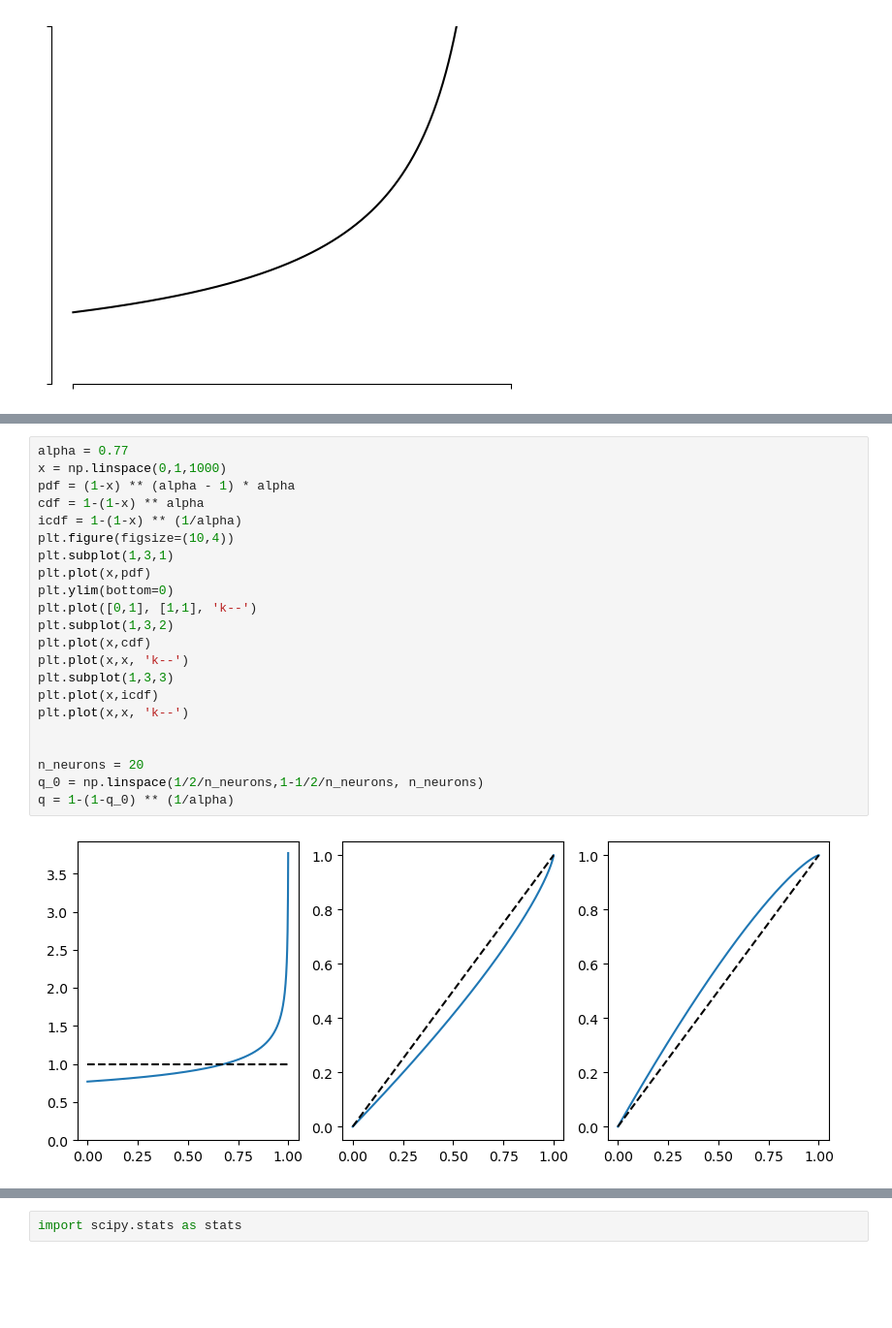
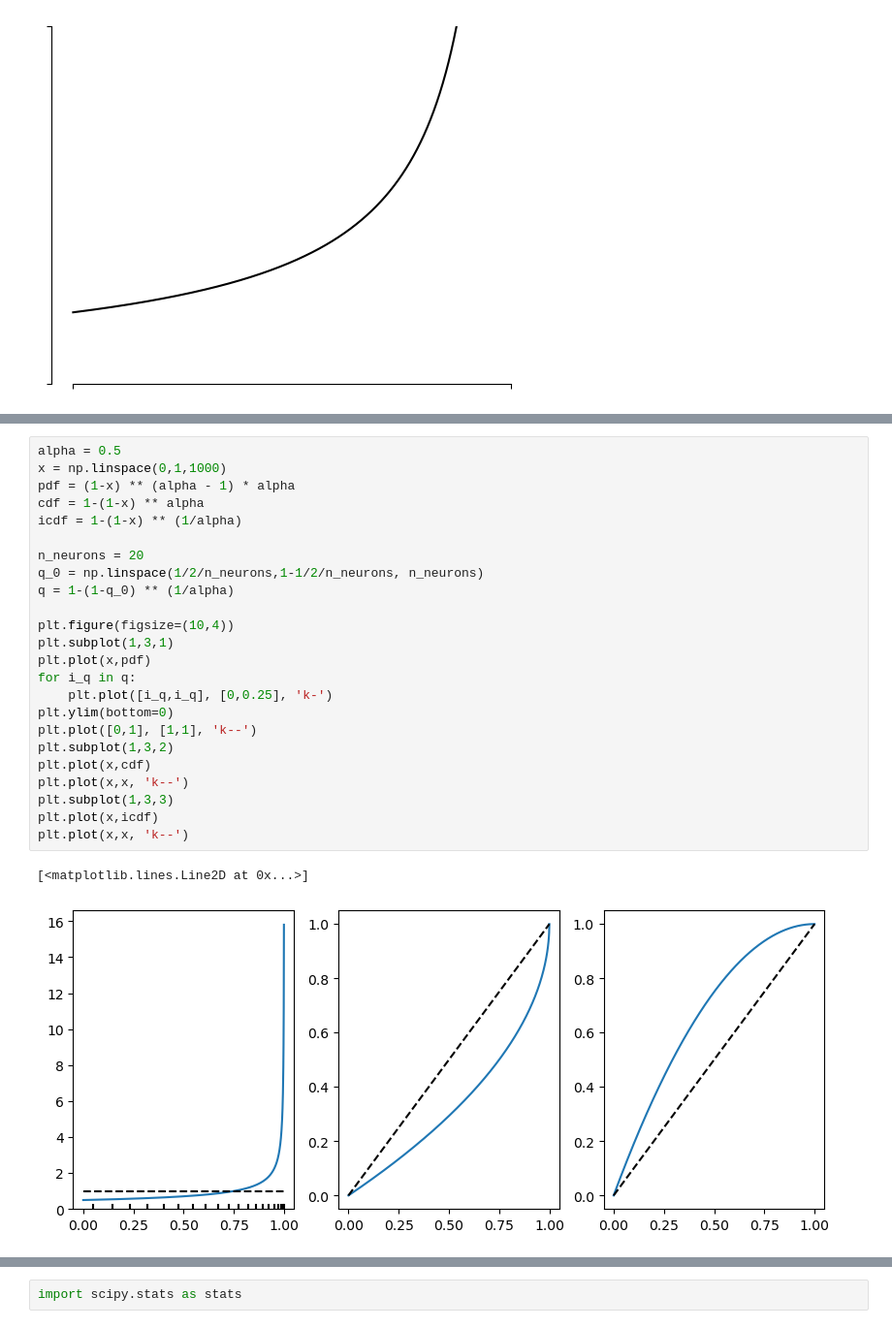
Before and after one commit to dongjae-kim/efficient-coding-dist-rl, a Jupyter notebook: Learning Rules.ipynb, the cells around one changed output, grey strips where cells are left out. Shown: that part at 97% size. Saved outputs shown, nothing was run; the diff lists cells and outputs as text; blank space fills up the shorter version.

```diff
--- a/Learning Rules.ipynb
+++ b/Learning Rules.ipynb
@@ -619,27 +628,30 @@ plot_neurons(mu, d, g, x)
 # %%
-alpha = 0.77
+alpha = 0.5
 x = np.linspace(0,1,1000)
 pdf = (1-x) ** (alpha - 1) * alpha
 cdf = 1-(1-x) ** alpha
 icdf = 1-(1-x) ** (1/alpha)
+
+n_neurons = 20
+q_0 = np.linspace(1/2/n_neurons,1-1/2/n_neurons, n_neurons)
+q = 1-(1-q_0) ** (1/alpha)
+
 plt.figure(figsize=(10,4))
 plt.subplot(1,3,1)
 plt.plot(x,pdf)
+for i_q in q:
+    plt.plot([i_q,i_q], [0,0.25], 'k-')
 plt.ylim(bottom=0)
 plt.plot([0,1], [1,1], 'k--')
 plt.subplot(1,3,2)
 plt.plot(x,cdf)
 plt.plot(x,x, 'k--')
 plt.subplot(1,3,3)
 plt.plot(x,icdf)
 plt.plot(x,x, 'k--')
-
-
-n_neurons = 20
-q_0 = np.linspace(1/2/n_neurons,1-1/2/n_neurons, n_neurons)
-q = 1-(1-q_0) ** (1/alpha)
 # %% [output]
+[<matplotlib.lines.Line2D at 0x...>]
-[figure, old version]
+[figure, new version]
 # %%
 np.diff(q)
 # %% [output]
```
Also changed, not shown: parts of 16 cells of this notebook.
